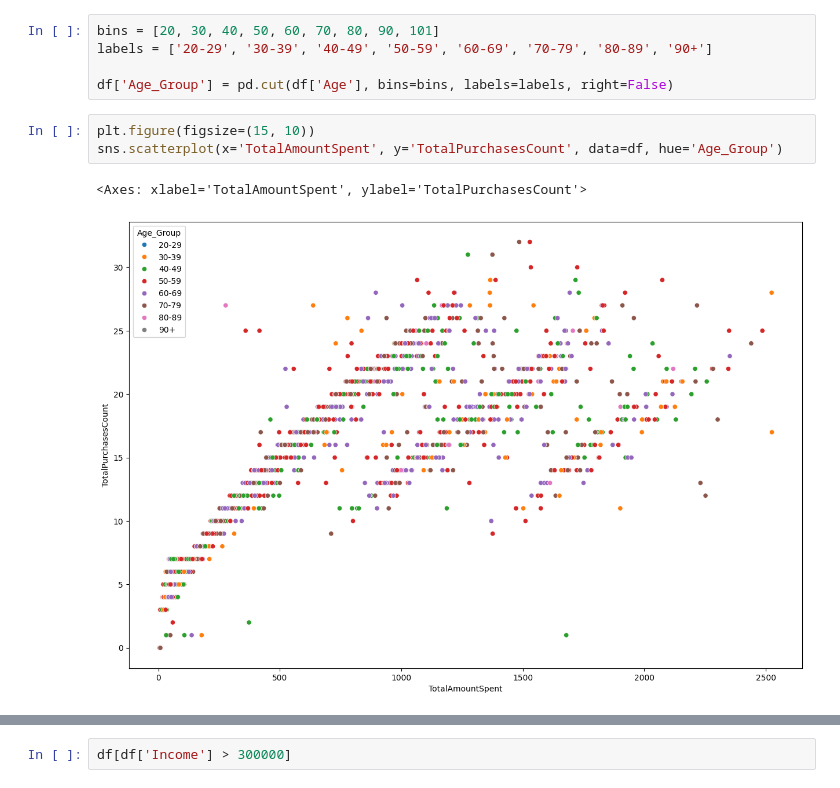
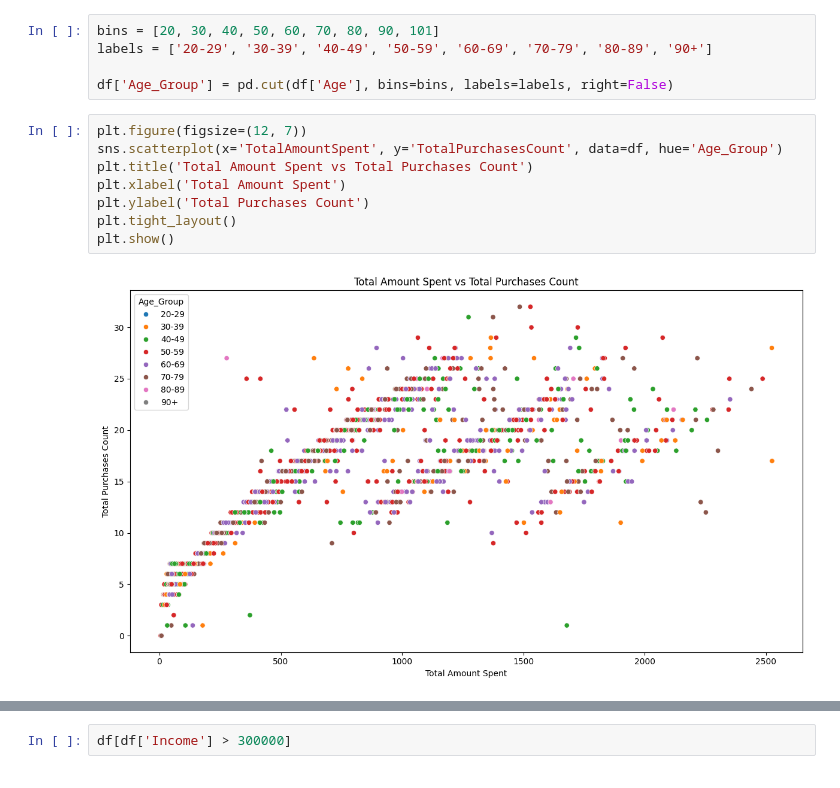
Before and after one commit to akshaykumar2972/POC2025, a Jupyter notebook: Customer_Personality_Analysis.ipynb, the cells around one changed output, grey strips where cells are left out. Cells and saved outputs as stored; diff of their text form.

```diff
--- a/Customer_Personality_Analysis.ipynb
+++ b/Customer_Personality_Analysis.ipynb
@@ -290,9 +290,13 @@ labels = ['20-29', '30-39', '40-49', '50-59', '60-69', '70-79', '80-89', '90+']
 
 df['Age_Group'] = pd.cut(df['Age'], bins=bins, labels=labels, right=False)
 # %%
-plt.figure(figsize=(15, 10))
+plt.figure(figsize=(12, 7))
 sns.scatterplot(x='TotalAmountSpent', y='TotalPurchasesCount', data=df, hue='Age_Group')
+plt.title('Total Amount Spent vs Total Purchases Count')
+plt.xlabel('Total Amount Spent')
+plt.ylabel('Total Purchases Count')
+plt.tight_layout()
+plt.show()
 # %% [output]
-<Axes: xlabel='TotalAmountSpent', ylabel='TotalPurchasesCount'>
-[figure, old version]
+[figure, new version]
 # %%
```
Also changed, not shown: parts of 15 cells of this notebook.
